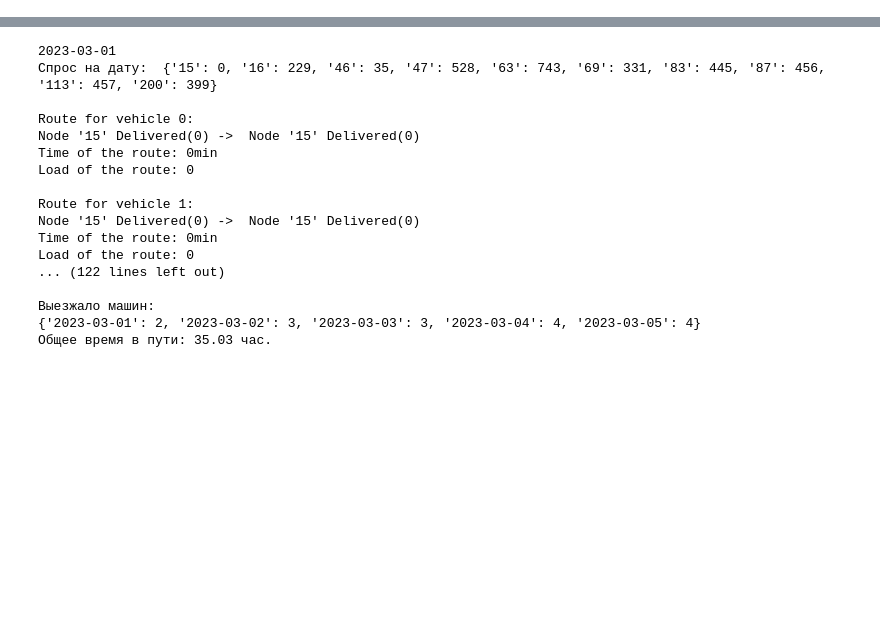
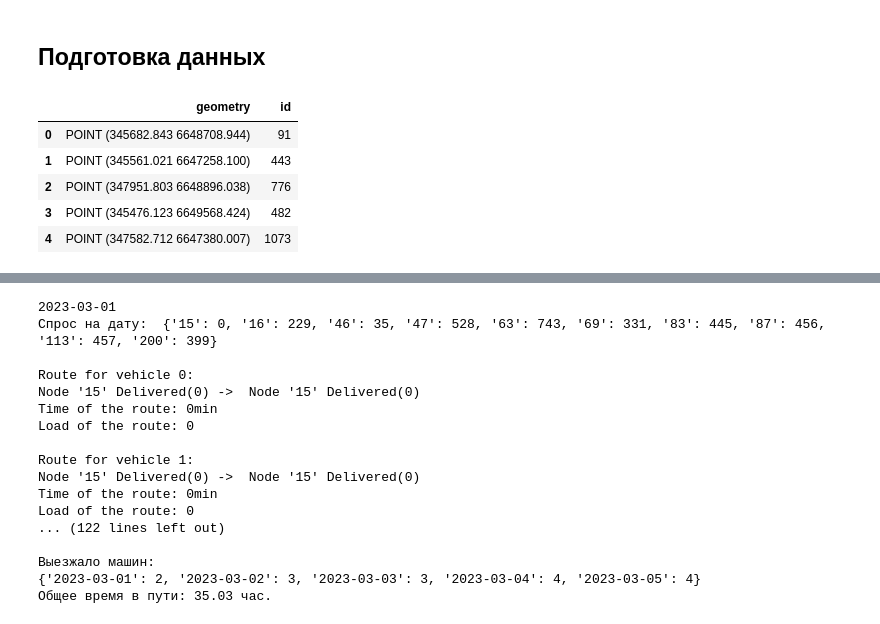
Before and after one commit to danil-zhembrovskii/DRL, a Jupyter notebook: 1_or.ipynb, the cells around one changed output, grey strips where cells are left out. Drawn from its saved outputs; the diff is of its cells as text; code cells hidden in the pictures; blank space fills up the shorter version.

```diff
--- a/1_or.ipynb
+++ b/1_or.ipynb
@@ -0,0 +1,14 @@
+# %% [markdown]
+## Подготовка данных
+# %%
+import os
+import geopandas as gpd
+import pandas as pd
+import numpy as np
+local_crs = 32636
+example_data_path = "./VRP/exp_data/"
+# %%
+dodo = gpd.read_file(os.path.join(example_data_path, "Данные о доходах додо пиццы.geojson")).to_crs(local_crs)
+blocks = gpd.read_parquet(os.path.join(example_data_path, "blocks_cutter_result.parquet")).to_crs(local_crs)
+accessibility_matrix = pd.read_pickle(os.path.join(example_data_path, "matrix_mon_0900.pickle"))
+demand = pd.read_csv(os.path.join(example_data_path, "second_scenario.csv"))
@@ -0,0 +25,10 @@
+# %%
+blocks_40.reset_index(drop=True, inplace=True)
+blocks_40.head()
+# %% [output]
+|  | geometry | id |
+| 0 | POINT (345682.843 6648708.944) | 91 |
+| 1 | POINT (345561.021 6647258.100) | 443 |
+| 2 | POINT (347951.803 6648896.038) | 776 |
+| 3 | POINT (345476.123 6649568.424) | 482 |
+| 4 | POINT (347582.712 6647380.007) | 1073 |
```
Also changed, not shown: parts of 11 cells of this notebook, 54 other files.
